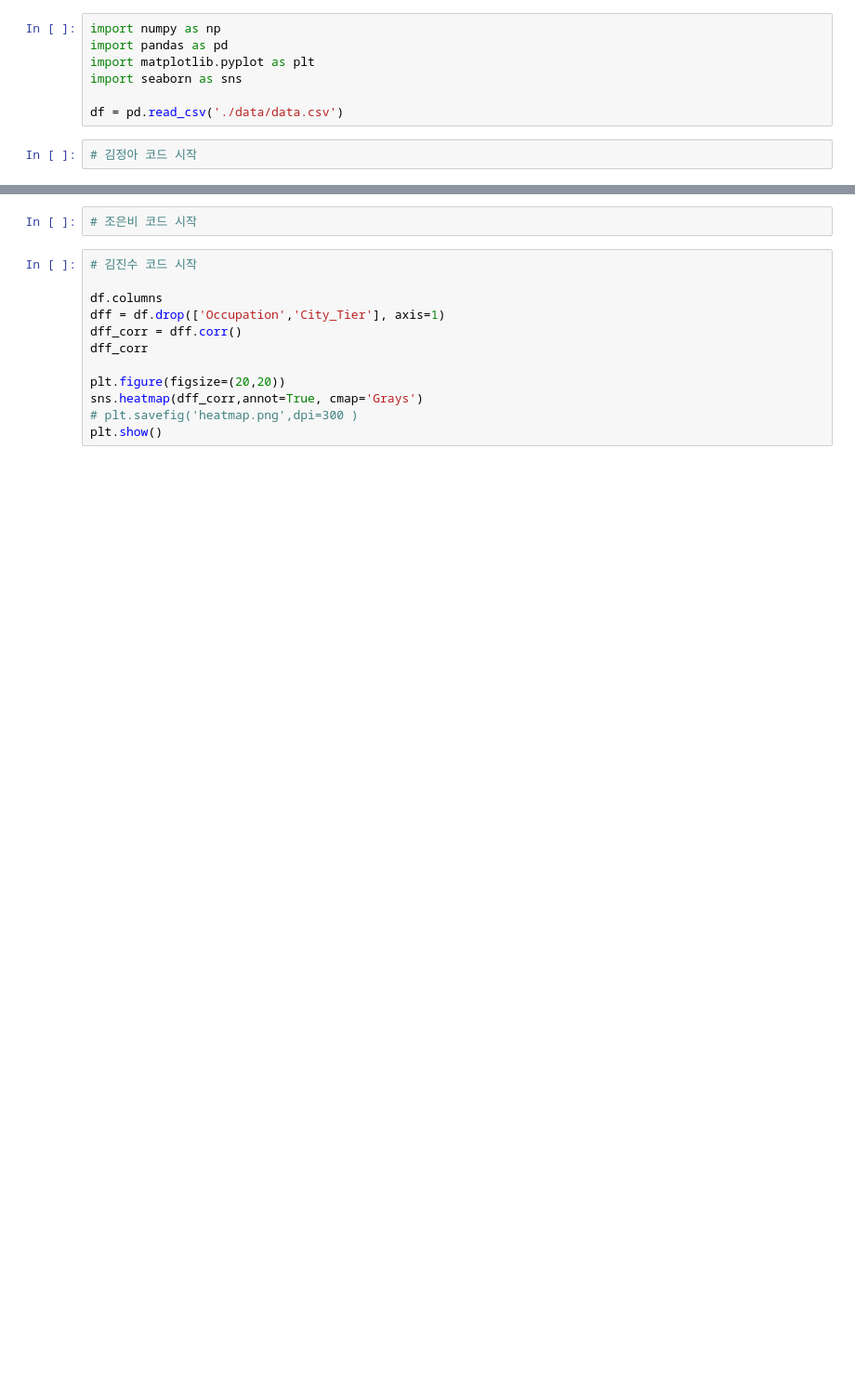
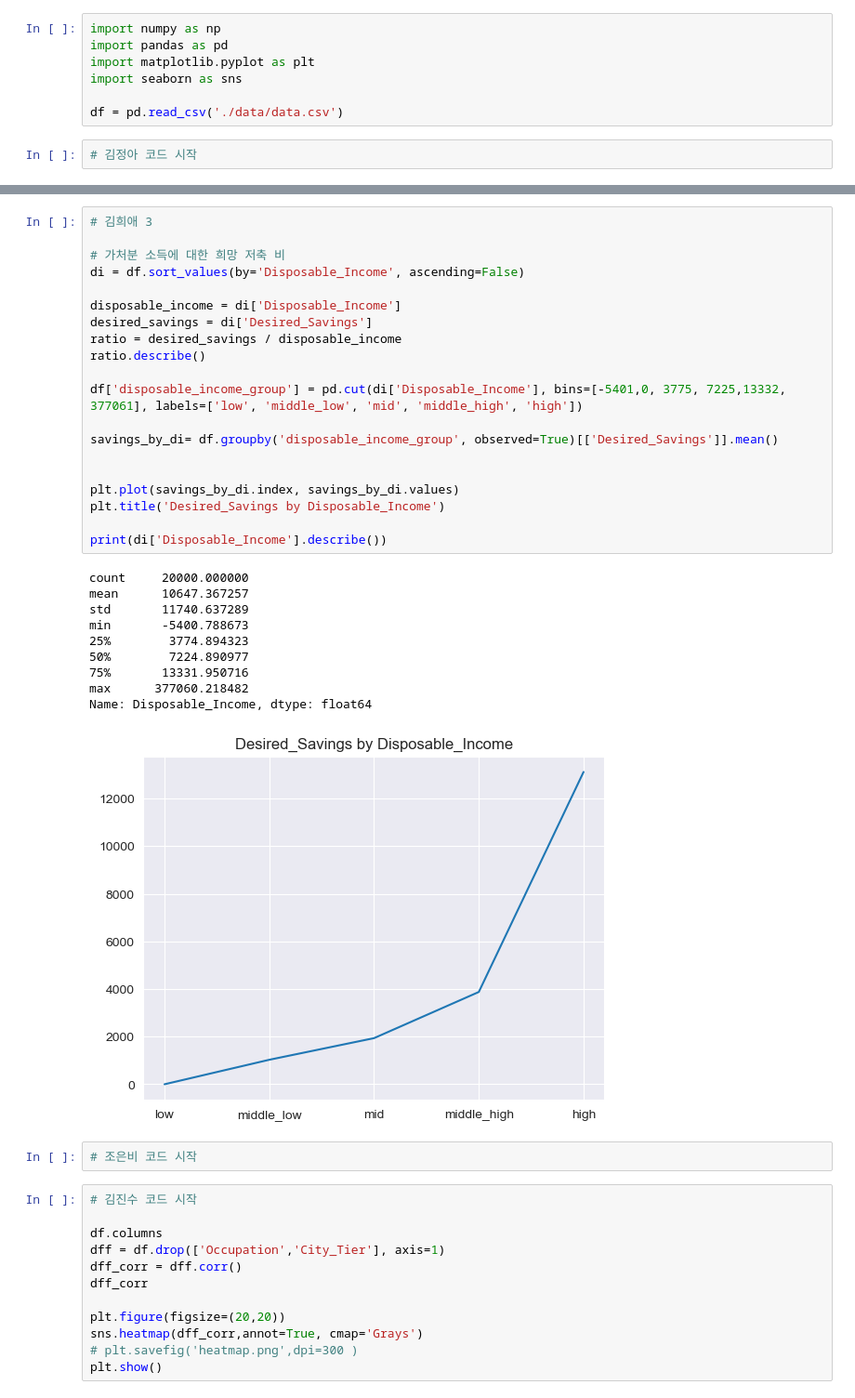
Before and after one commit to encore-ai-240909/eda_workspace, a Jupyter notebook: K3J1/EDA_notebook.ipynb, the cells around one changed output, grey strips where cells are left out. Shown at 93% size. Cells and saved outputs as stored; diff of their text form; blank space fills up the shorter version.

```diff
--- a/K3J1/EDA_notebook.ipynb
+++ b/K3J1/EDA_notebook.ipynb
@@ -12,3 +105,34 @@ df = pd.read_csv('./data/data.csv')
+# %%
+# 김희애 3
+
+# 가처분 소득에 대한 희망 저축 비
+di = df.sort_values(by='Disposable_Income', ascending=False)
+
+disposable_income = di['Disposable_Income']
+desired_savings = di['Desired_Savings']
+ratio = desired_savings / disposable_income
+ratio.describe()
+
+df['disposable_income_group'] = pd.cut(di['Disposable_Income'], bins=[-5401,0, 3775, 7225,13332, 377061], labels=['low', 'middle_low', 'mid', 'middle_high', 'high'])
+
+savings_by_di= df.groupby('disposable_income_group', observed=True)[['Desired_Savings']].mean()
+
+
+plt.plot(savings_by_di.index, savings_by_di.values)
+plt.title('Desired_Savings by Disposable_Income')
+
+print(di['Disposable_Income'].describe())
+# %% [output]
+count     20000.000000
+mean      10647.367257
+std       11740.637289
+min       -5400.788673
+25%        3774.894323
+50%        7224.890977
+75%       13331.950716
+max      377060.218482
+Name: Disposable_Income, dtype: float64
+[figure, added]
 # %%
 # 조은비 코드 시작
 # %%
```
Also changed, not shown: parts of 2 cells of this notebook.
